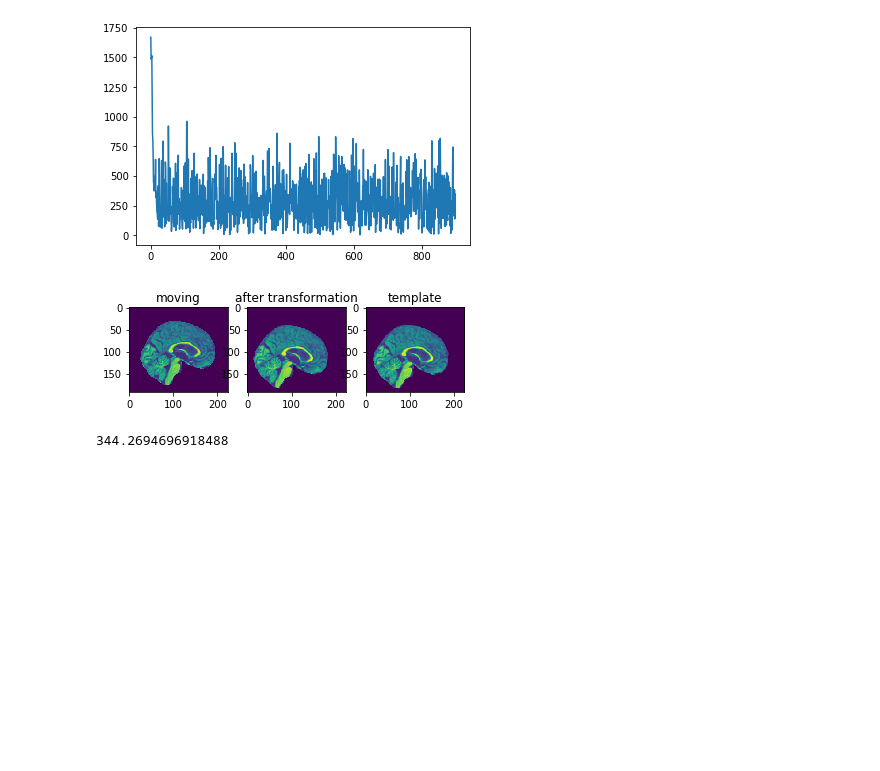
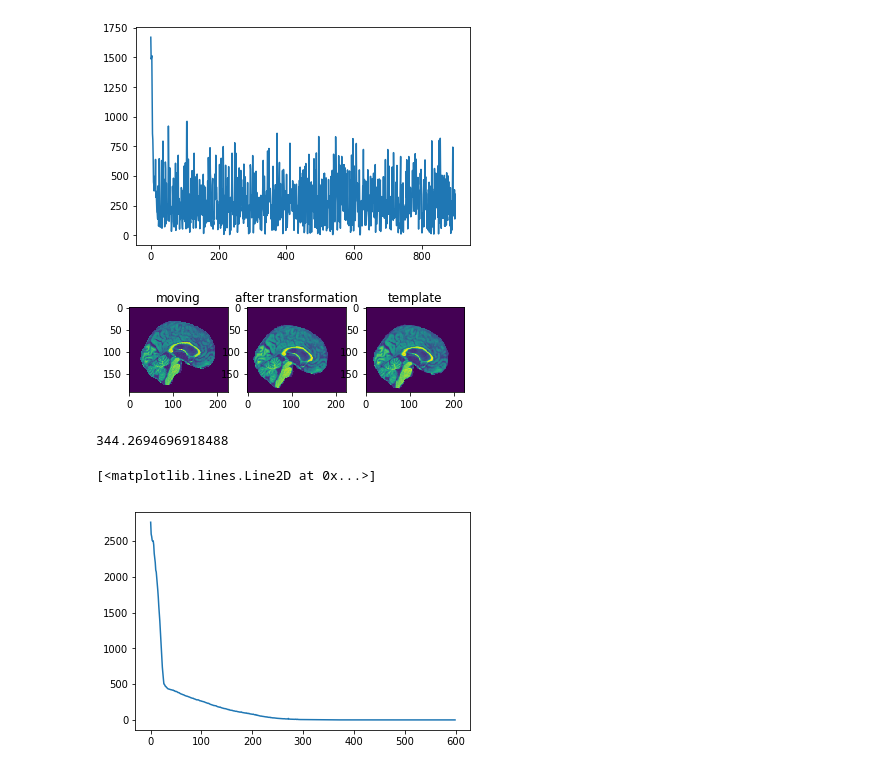
Before and after one commit to YuanHao97/Affine-Transform-Registration, a Jupyter notebook: pytorch 2D SGD.ipynb, the cells around one changed output. Drawn from its saved outputs; the diff is of its cells as text; code cells hidden in the pictures; blank space fills up the shorter version.

```diff
--- a/pytorch 2D SGD.ipynb
+++ b/pytorch 2D SGD.ipynb
@@ -198,7 +200,6 @@ for i in range(iter):
     err=template-tmplt
     loss=t.sum(err[randxy(mov,rate)==1]**2)
     loss.backward(retain_graph=True)
-    loss.append
     losses.append(np.sum((tmplt.detach().numpy()-template.detach().numpy())**2))
     with t.no_grad():
         mat[:2,:2]-=step*mat.grad[:2,:2]
@@ -214,3 +215,33 @@ losses[-1]
 # %% [output]
 [figure]
 344.2694696918488
+# %%
+# angle=0*math.pi/180.0
+# angle_sin = math.sin(angle)
+# angle_cos = math.cos(angle)
+# transformMatrix = V(t.Tensor([[angle_cos, -angle_sin, -0.0],[angle_sin, angle_cos, -0.0],[0.0, 0.0, 1.0]]).double(),True)
+transformMatrix = V(t.Tensor([[1.0, -0.0, 10.0],[0.0, 1.0, 10.0],[0.0, 0.0, 1.0]]).double(),True)
+# transformMatrix = V(t.Tensor([[1.1, -0.0, 0.0],[0.0, 1.1, 0.0],[0.0, 0.0, 1.0]]).double(),True)
+mov=plt.imread('MRI_2D/fixed2.png')
+xsize,ysize=mov.shape
+mov=V(t.tensor(mov).double(),True)
+template=affine_transform(mov,transformMatrix)
+rate=0.01
+step=1e-5
+iter=600
+mat=V(t.tensor([[1.0,0.0,0.0],[0.0,1.0,0],[0.0,0.0,1.0]]).double(),True)
+losses=[]
+for i in range(iter):
+    tmplt=affine_transform(mov,mat)
+    err=template-tmplt
+    loss=t.sum(err[randxy(mov,rate)==1]**2)
+    loss.backward(retain_graph=True)
+    losses.append(np.sum((tmplt.detach().numpy()-template.detach().numpy())**2))
+    with t.no_grad():
+        mat[:2,:2]-=step*mat.grad[:2,:2]
+        mat[:2,2]-=step*mat.grad[:2,2]*1e4
+        mat.grad.zero_()
+plt.plot(np.arange(iter), losses)
+# %% [output]
+[<matplotlib.lines.Line2D at 0x...>]
+[figure, added]
```
Also changed, not shown: parts of 5 cells of this notebook, 5 other files.
